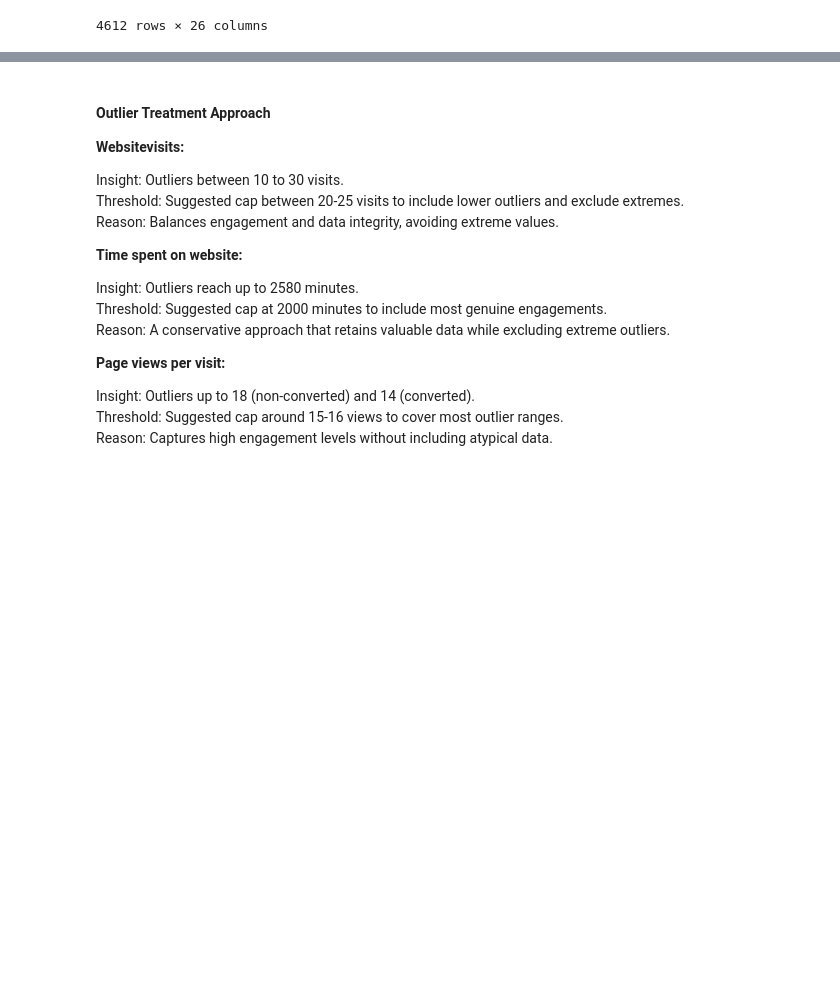
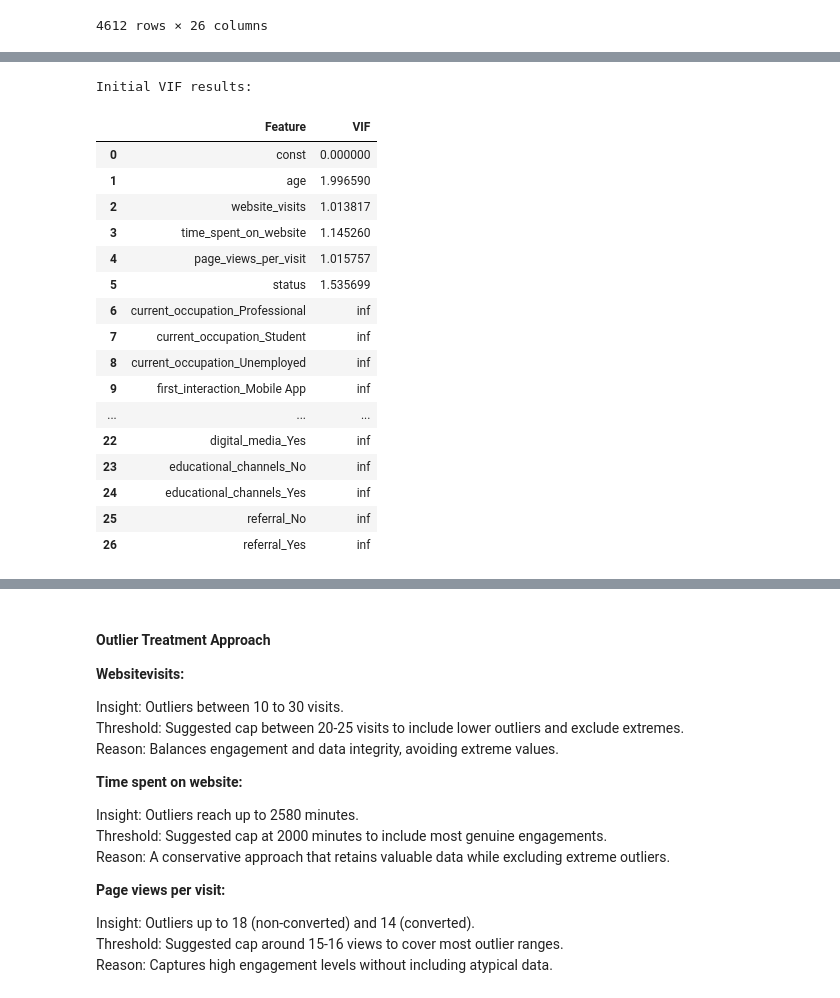
Before and after one commit to Xipilscode/Customer_Churn_ML-Predictive_Analytics, a Jupyter notebook: customer_growth.ipynb, the cells around one changed output, grey strips where cells are left out. Saved outputs shown, nothing was run; the diff lists cells and outputs as text; code cells hidden in the pictures; blank space fills up the shorter version.

```diff
--- a/customer_growth.ipynb
+++ b/customer_growth.ipynb
@@ -542,0 +577,34 @@ model_df
+# %%
+# Add a constant to the DF
+model_df_vif = add_constant(model_df)
+
+# Create a new DF for VIF results
+vif_data = pd.DataFrame()
+vif_data["Feature"] = model_df_vif.columns
+
+
+# Calculate VIF for each feature
+vif_data["VIF"] = [variance_inflation_factor(model_df_vif.values, i) for i in range(model_df_vif.shape[1])]
+
+# Display the VIF results
+print("Initial VIF results:")
+vif_data
+# %% [output]
+Initial VIF results:
+|  | Feature | VIF |
+| 0 | const | 0.000000 |
+| 1 | age | 1.996590 |
+| 2 | website_visits | 1.013817 |
+| 3 | time_spent_on_website | 1.145260 |
+| 4 | page_views_per_visit | 1.015757 |
+| 5 | status | 1.535699 |
+| 6 | current_occupation_Professional | inf |
+| 7 | current_occupation_Student | inf |
+| 8 | current_occupation_Unemployed | inf |
+| 9 | first_interaction_Mobile App | inf |
+| ... | ... | ... |
+| 22 | digital_media_Yes | inf |
+| 23 | educational_channels_No | inf |
+| 24 | educational_channels_Yes | inf |
+| 25 | referral_No | inf |
+| 26 | referral_Yes | inf |
```
Also changed, not shown: parts of 9 cells of this notebook.
